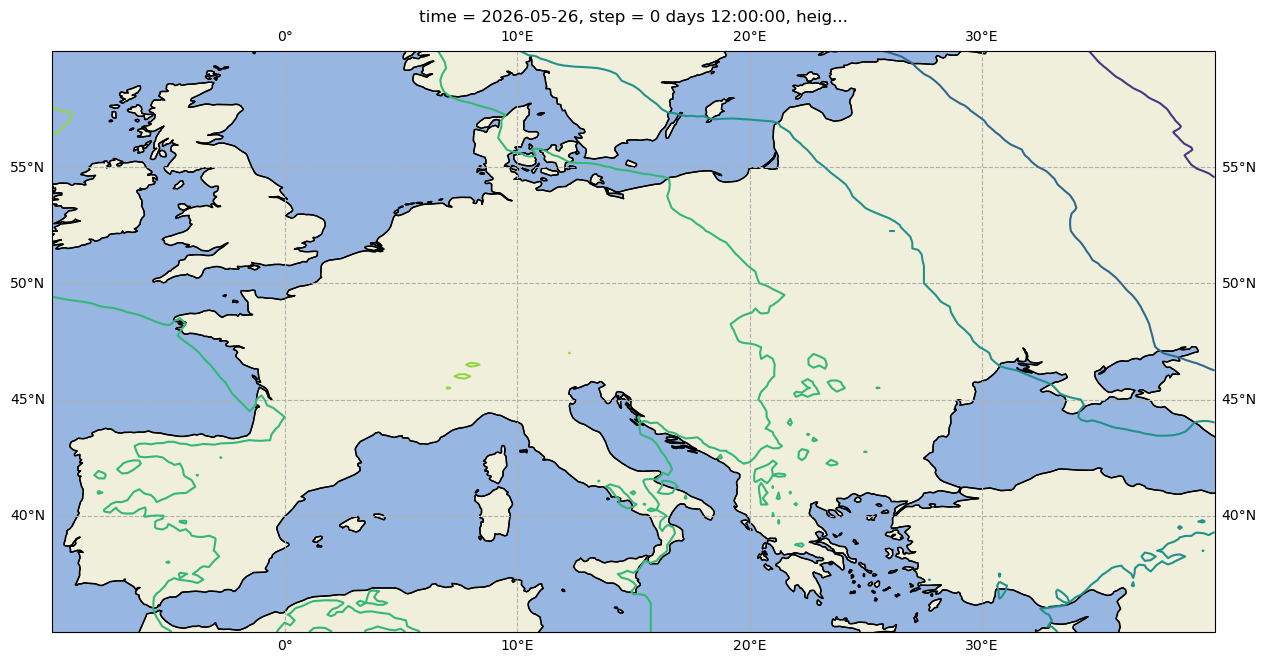
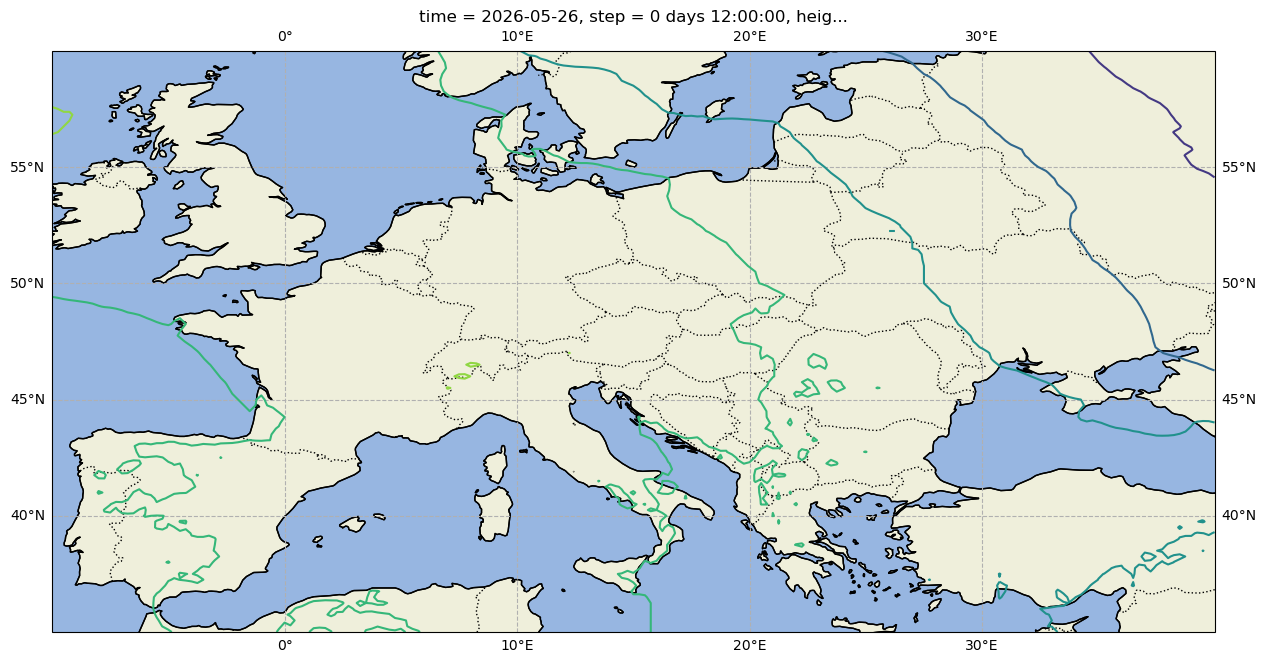
The change to this notebook cell's code, shown as a diff; its figure went from the first image to the second:
--- before
+++ after
@@ -4,4 +4,5 @@
 ax.add_feature(cartopy.feature.OCEAN)
 ax.add_feature(cartopy.feature.LAND, edgecolor='black')
+ax.add_feature(cfeature.BORDERS, linestyle=':', edgecolor='black')
 ax.coastlines()
 aoi_msl.plot.contour(ax=ax, add_colorbar=False)

Commit: ecmwf open data